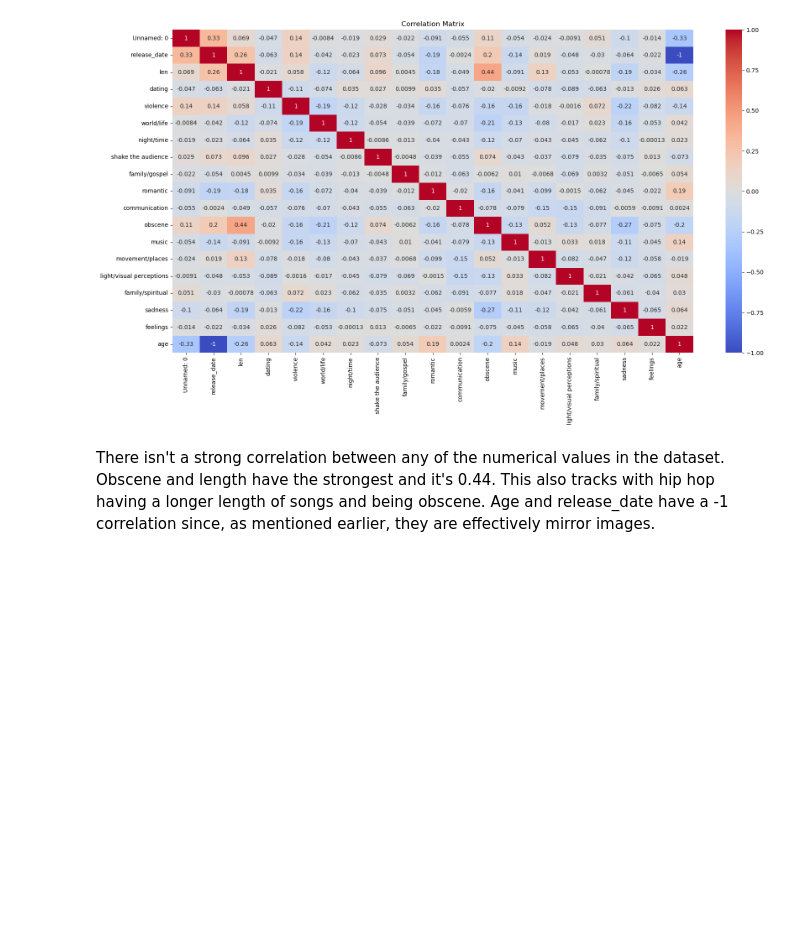
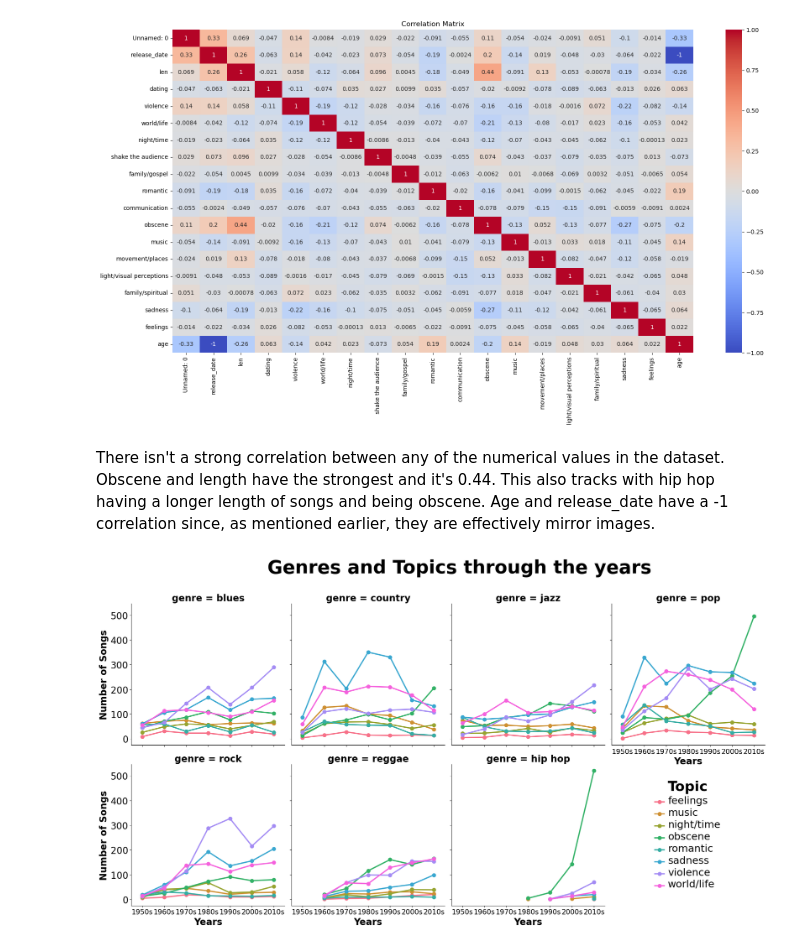
Before and after one commit to dq93/Playlist_Predictor, a Jupyter notebook: notebooks/EDA.ipynb, the cells around one changed output. Saved outputs shown, nothing was run; the diff lists cells and outputs as text; code cells hidden in the pictures; blank space fills up the shorter version.

```diff
--- a/notebooks/EDA.ipynb
+++ b/notebooks/EDA.ipynb
@@ -317,3 +317,44 @@ plt.show()
 [figure]
 # %% [markdown]
 There isn't a strong correlation between any of the numerical values in the dataset. Obscene and length have the strongest and it's 0.44. This also tracks with hip hop having a longer length of songs and being obscene. Age and release_date have a -1 correlation since, as mentioned earlier, they are effectively mirror images.
+# %%
+# Groups by decade
+df['decade'] = (df['release_date'] // 10) * 10
+
+# Adds s to the end of the decade (e.g. 1990s)
+df['decade'] = df['decade'].astype(str) + 's'
+
+# Groups and simplifies
+grouped = df.groupby(['decade', 'genre', 'topic']).size().reset_index(name='count')
+
+g = sns.catplot(
+    data=grouped,
+    x='decade',
+    y='count',
+    hue='topic',
+    col='genre',
+    kind='point',
+    col_wrap=4,
+    palette='husl'
+)
+
+g.figure.suptitle("Genres and Topics through the years", fontsize=40, fontweight='bold', x=0.5, y=1.1)
+for ax in g.axes.flat:
+    ax.set_title(ax.get_title(), fontsize=20, fontweight='bold')
+    ax.set_xlabel("Years", fontsize=20, fontweight='bold')
+    ax.set_ylabel("Number of Songs", fontsize=20, fontweight='bold')
+
+    ax.tick_params(axis='x', labelsize=15)
+    ax.tick_params(axis='y', labelsize=20)
+
+legend = g._legend
+# Sets legend title and label font sizes
+legend.set_title("Topic", prop={'size': 30, 'weight': 'bold'})
+for text in legend.get_texts():
+    text.set_fontsize(22)  # label size
+
+# Moves the legend
+g._legend.set_bbox_to_anchor((.89, 0.11))
+g._legend.set_loc("lower right")
+# %% [output]
+[figure, added]
```
Also changed, not shown: parts of 2 cells of this notebook, 2 other files.
